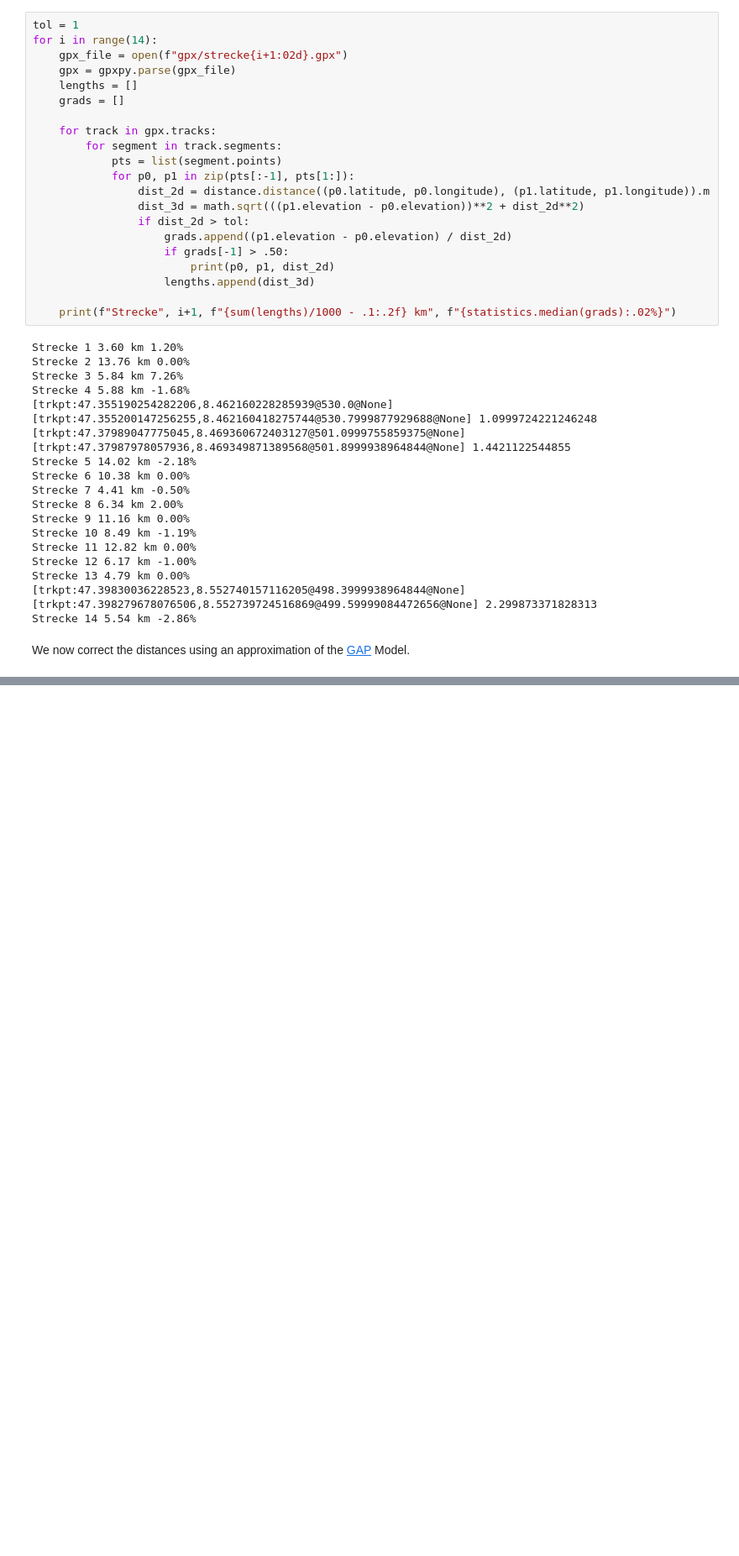
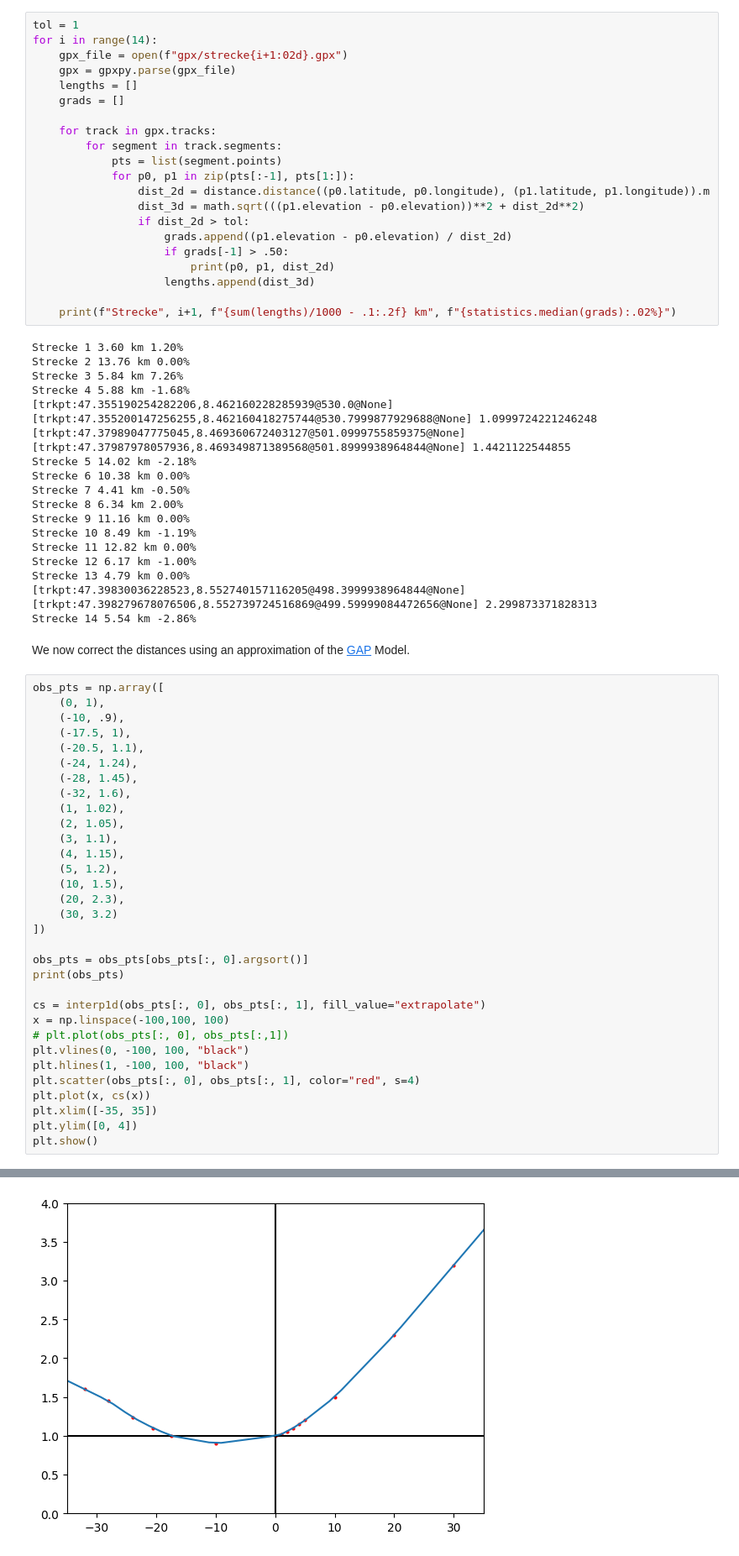
Before and after one commit to plaf2000/cassoela, a Jupyter notebook: distances/distances.ipynb, the cells around one changed output, grey strips where cells are left out. Shown at 84% size. Drawn from its saved outputs; the diff is of its cells as text; blank space fills up the shorter version.

```diff
--- a/distances/distances.ipynb
+++ b/distances/distances.ipynb
@@ -48,3 +52,36 @@ Strecke 13 4.79 km 0.00%
 Strecke 14 5.54 km -2.86%
 # %% [markdown]
 We now correct the distances using an approximation of the [GAP](https://medium.com/strava-engineering/an-improved-gap-model-8b07ae8886c3) Model.
+# %%
+obs_pts = np.array([
+    (0, 1),
+    (-10, .9),
+    (-17.5, 1),
+    (-20.5, 1.1),
+    (-24, 1.24),
+    (-28, 1.45),
+    (-32, 1.6),
+    (1, 1.02),
+    (2, 1.05),
+    (3, 1.1),
+    (4, 1.15),
+    (5, 1.2),
+    (10, 1.5),
+    (20, 2.3),
+    (30, 3.2)
+])
+
+obs_pts = obs_pts[obs_pts[:, 0].argsort()]
+print(obs_pts)
+
+cs = interp1d(obs_pts[:, 0], obs_pts[:, 1], fill_value="extrapolate")
+x = np.linspace(-100,100, 100)
+# plt.plot(obs_pts[:, 0], obs_pts[:,1])
+plt.vlines(0, -100, 100, "black")
+plt.hlines(1, -100, 100, "black")
+plt.scatter(obs_pts[:, 0], obs_pts[:, 1], color="red", s=4)
+plt.plot(x, cs(x))
+plt.xlim([-35, 35])
+plt.ylim([0, 4])
+plt.show()
+# %% [output]
@@ -50,0 +103 @@ We now correct the distances using an approximation of the [GAP](https://medium.
+[figure, added]
```
Also changed, not shown: parts of 3 cells of this notebook, 3 other files.
